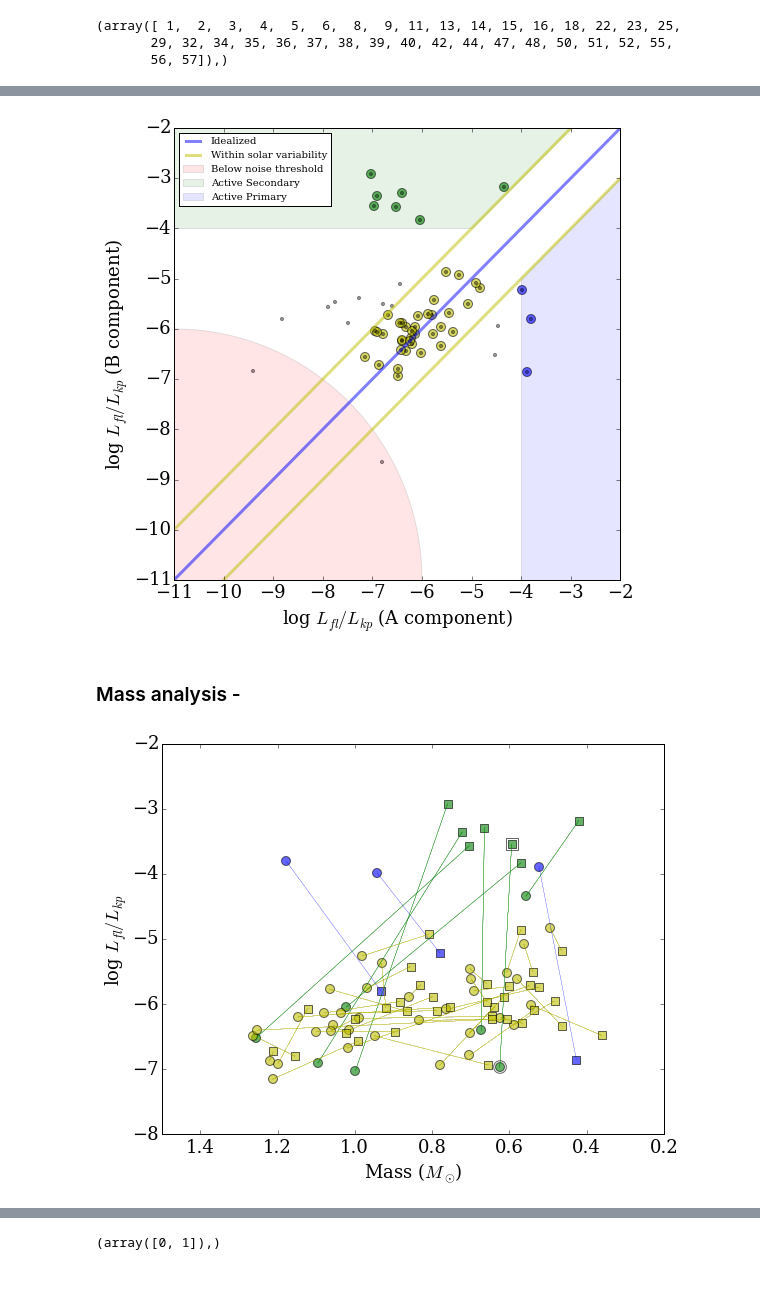
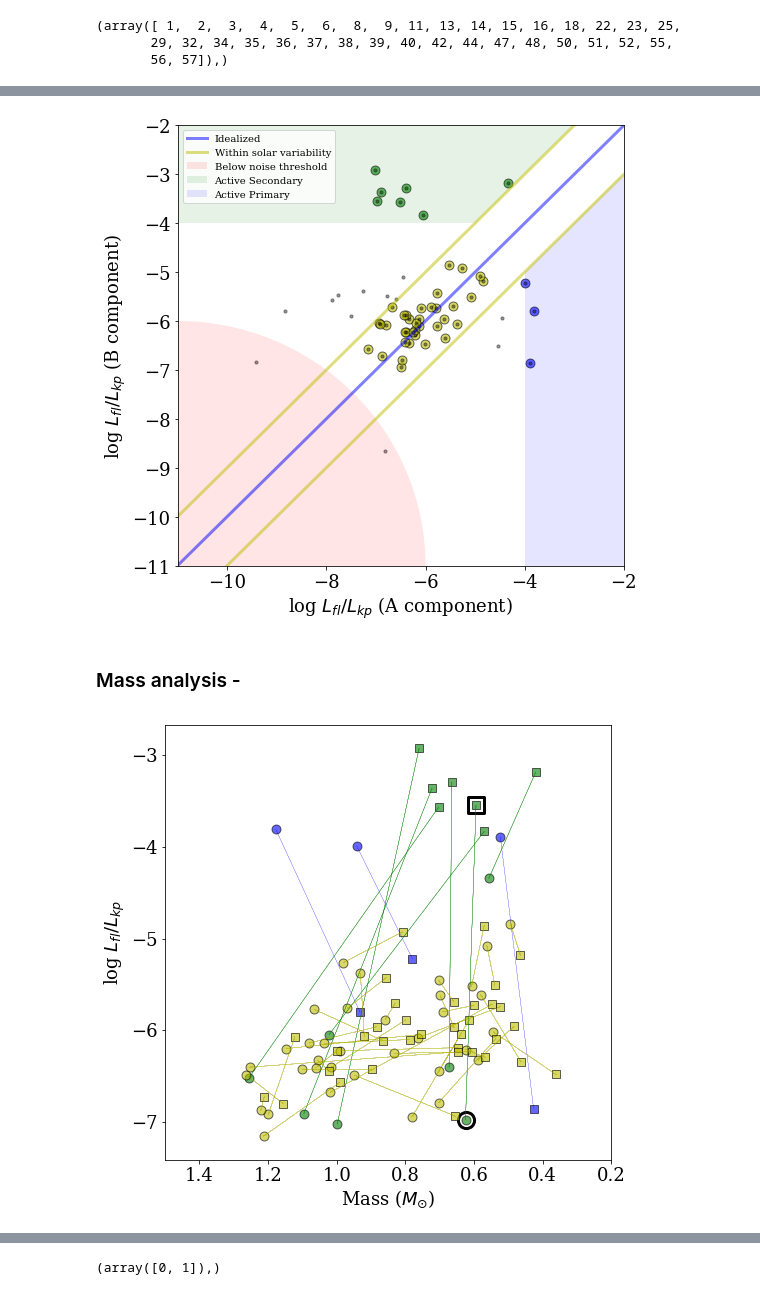
Before and after one commit to RileyWClarke/WideBinaryProject, a Jupyter notebook: WideBinaryProject.v3.ipynb, the cells around one changed output, grey strips where cells are left out. Cells and saved outputs as stored; diff of their text form; code cells hidden in the pictures.

```diff
--- a/WideBinaryProject.v3.ipynb
+++ b/WideBinaryProject.v3.ipynb
@@ -239,6 +241,6 @@ plt.savefig('AB_v3.png',dpi=500)
 # %%
-gbox_b = np.where((Lfl_Lbol[m][b][Good_either] > 1e-4) & (Lfl_Lbol[m][a][Good_either] < 1e-4))
-gbox_a = np.where((Lfl_Lbol[m][b][Good_either] < 1e-4) & (Lfl_Lbol[m][a][Good_either] > 1e-4))
+gbox = np.where((Lfl_Lbol[m][b][Good_either] > 1e-4) & (Lfl_Lbol[m][a][Good_either] < 1e-4))
+bbox = np.where((Lfl_Lbol[m][b][Good_either] < 1e-4) & (Lfl_Lbol[m][a][Good_either] > 1e-4))
 ybox = np.where(((np.log10(Lfl_Lbol[m][b][Good_either]) - np.log10(Lfl_Lbol[m][a][Good_either])) < 1) &
                 ((np.log10(Lfl_Lbol[m][b][Good_either]) - np.log10(Lfl_Lbol[m][a][Good_either])) > -1))
 print(ybox)
@@ -264,14 +255,14 @@ plt.figure(figsize=(8,8.1))
 
 # plt.plot(np.log10(Lfl_Lbol[m][a][Good_both_a2]), np.log10(Lfl_Lbol[m][b][Good_both_a2]), 'ro', alpha = 0.6)
 # plt.plot(np.log10(Lfl_Lbol[m][a][Good_both_b2]), np.log10(Lfl_Lbol[m][b][Good_both_b2]), 'bo', alpha = 0.6)
-plt.scatter(np.log10(Lfl_Lbol[m][a][Good_either][gbox_b]), np.log10(Lfl_Lbol[m][b][Good_either][gbox_b]), alpha = 0.6, s=80,
-            c='g')
+plt.scatter(np.log10(Lfl_Lbol[m][a][Good_either][gbox]), np.log10(Lfl_Lbol[m][b][Good_either][gbox]),
+            alpha = 0.6, s=80, c='g', edgecolor='k')
 
-plt.scatter(np.log10(Lfl_Lbol[m][a][Good_either][gbox_a]), np.log10(Lfl_Lbol[m][b][Good_either][gbox_a]), alpha = 0.6, s=80,
-            c='b')
+plt.scatter(np.log10(Lfl_Lbol[m][a][Good_either][bbox]), np.log10(Lfl_Lbol[m][b][Good_either][bbox]),
+            alpha = 0.6, s=80, c='b', edgecolor='k')
 
-plt.scatter(np.log10(Lfl_Lbol[m][a][Good_either][ybox]), np.log10(Lfl_Lbol[m][b][Good_either][ybox]), alpha = 0.6, s=80,
-            c='y')
+plt.scatter(np.log10(Lfl_Lbol[m][a][Good_either][ybox]), np.log10(Lfl_Lbol[m][b][Good_either][ybox]),
+            alpha = 0.6, s=80, c='y', edgecolor='k')
 
 plt.scatter(np.log10(Lfl_Lbol[m][a][Good_either]), np.log10(Lfl_Lbol[m][b][Good_either]), s=10, c='k', alpha=0.4)
 
@@ -294,49 +285,49 @@ plt.ylabel(r'log $L_{fl}/L_{kp}$ (B component)')
 plt.legend(fontsize=10, loc=2)
 plt.savefig('AB_v4.png',dpi=600)
 # %% [output]
-[figure, old version]
+[figure, new version]
 # %% [markdown]
 ### Mass analysis -
 # %%
 ### Mass vs. Activity ###
 
-plt.figure(figsize=(9,7))
+plt.figure(figsize=(8,8))
 
-plt.scatter(mass[m][a][Good_either][gbox_b][0],np.log10(Lfl_Lbol[m][a][Good_either][gbox_b][0]),alpha = 0.6,s=160,c='white')
-plt.scatter(mass[m][b][Good_either][gbox_b][0],np.log10(Lfl_Lbol[m][b][Good_either][gbox_b][0]),alpha = 0.6,s=160,c='white',marker='s')
+plt.scatter(mass[m][a][Good_either][gbox][0],np.log10(Lfl_Lbol[m][a][Good_either][gbox][0]),s=260,c='white',edgecolor='k',lw=3)
+plt.scatter(mass[m][b][Good_either][gbox][0],np.log10(Lfl_Lbol[m][b][Good_either][gbox][0]),s=260,c='white',edgecolor='k',lw=3,marker='s')
 
-plt.scatter(mass[m][a][Good_either][gbox_a],np.log10(Lfl_Lbol[m][a][Good_either][gbox_a]),alpha = 0.6,s=80,c='b')
-plt.scatter(mass[m][a][Good_either][gbox_b],np.log10(Lfl_Lbol[m][a][Good_either][gbox_b]),alpha = 0.6,s=80,c='g')
-plt.scatter(mass[m][a][Good_either][ybox],np.log10(Lfl_Lbol[m][a][Good_either][ybox]),alpha = 0.6,s=80,c='y')
-plt.scatter(mass[m][b][Good_either][gbox_a],np.log10(Lfl_Lbol[m][b][Good_either][gbox_a]),alpha = 0.6,s=80,c='b',marker='s')
-plt.scatter(mass[m][b][Good_either][gbox_b],np.log10(Lfl_Lbol[m][b][Good_either][gbox_b]),alpha = 0.6,s=80,c='g',marker='s')
-plt.scatter(mass[m][b][Good_either][ybox],np.log10(Lfl_Lbol[m][b][Good_either][ybox]),alpha = 0.6,s=80,c='y',marker='s')
+plt.scatter(mass[m][a][Good_either][bbox],np.log10(Lfl_Lbol[m][a][Good_either][bbox]),alpha = 0.6,s=80,c='b',edgecolor='k')
+plt.scatter(mass[m][a][Good_either][gbox],np.log10(Lfl_Lbol[m][a][Good_either][gbox]),alpha = 0.6,s=80,c='g',edgecolor='k')
+plt.scatter(mass[m][a][Good_either][ybox],np.log10(Lfl_Lbol[m][a][Good_either][ybox]),alpha = 0.6,s=80,c='y',edgecolor='k')
+plt.scatter(mass[m][b][Good_either][bbox],np.log10(Lfl_Lbol[m][b][Good_either][bbox]),alpha = 0.6,s=80,c='b',edgecolor='k',marker='s')
+plt.scatter(mass[m][b][Good_either][gbox],np.log10(Lfl_Lbol[m][b][Good_either][gbox]),alpha = 0.6,s=80,c='g',edgecolor='k',marker='s')
+plt.scatter(mass[m][b][Good_either][ybox],np.log10(Lfl_Lbol[m][b][Good_either][ybox]),alpha = 0.6,s=80,c='y',edgecolor='k',marker='s')
 
 
-for k in range (len(gbox_a[0])):
-    plt.plot([mass[m][a][Good_either][gbox_a],mass[m][b][Good_either][gbox_a]],[np.log10(Lfl_Lbol[m][a][Good_either][gbox_a]),np.log10(Lfl_Lbol[m][b][Good_either][gbox_a])],'b',lw=0.2,alpha=0.5,
+for k in range (len(bbox[0])):
+    plt.plot([mass[m][a][Good_either][bbox],mass[m][b][Good_either][bbox]],[np.log10(Lfl_Lbol[m][a][Good_either][bbox]),np.log10(Lfl_Lbol[m][b][Good_either][bbox])],'b',lw=0.2,alpha=0.5,
              label='Active Secondary')
 
-for k in range (len(gbox_b[0])):
-    plt.plot([mass[m][a][Good_either][gbox_b],mass[m][b][Good_either][gbox_b]],[np.log10(Lfl_Lbol[m][a][Good_either][gbox_b]),np.log10(Lfl_Lbol[m][b][Good_either][gbox_b])],'g',lw=0.2,alpha=0.5,
+for k in range (len(gbox[0])):
+    plt.plot([mass[m][a][Good_either][gbox],mass[m][b][Good_either][gbox]],[np.log10(Lfl_Lbol[m][a][Good_either][gbox]),np.log10(Lfl_Lbol[m][b][Good_either][gbox])],'g',lw=0.2,alpha=0.5,
             label='Active Primary')
 
 for k in range (len(ybox[0])):
     plt.plot([mass[m][a][Good_either][ybox],mass[m][b][Good_either][ybox]],[np.log10(Lfl_Lbol[m][a][Good_either][ybox]),np.log10(Lfl_Lbol[m][b][Good_either][ybox])],'y',lw=0.2,alpha=0.1,
             label='Within solar variability')
 
 ok = np.where(np.isfinite(giclr))
 # plt.hist2d(giclr[ok],np.log10(Lfl_Lbol[ok]),bins=100, range=[[-1,4],[-10,-2]], cmap=cm.Greys,norm=LogNorm())
 # plt.colorbar()
 
 plt.ylabel(r'log $L_{fl}/L_{kp}$')
 plt.xlabel(r'Mass ($M_{\odot}$)')
 plt.xlim(1.5,.2)
 plt.savefig('MassPlot.png',dpi=500)
 
 plt.show()
 # %% [output]
-[figure, old version]
+[figure, new version]
 # %%
 ### Mass ratio distribution ###
 
```
Also changed, not shown: parts of 19 cells of this notebook.
